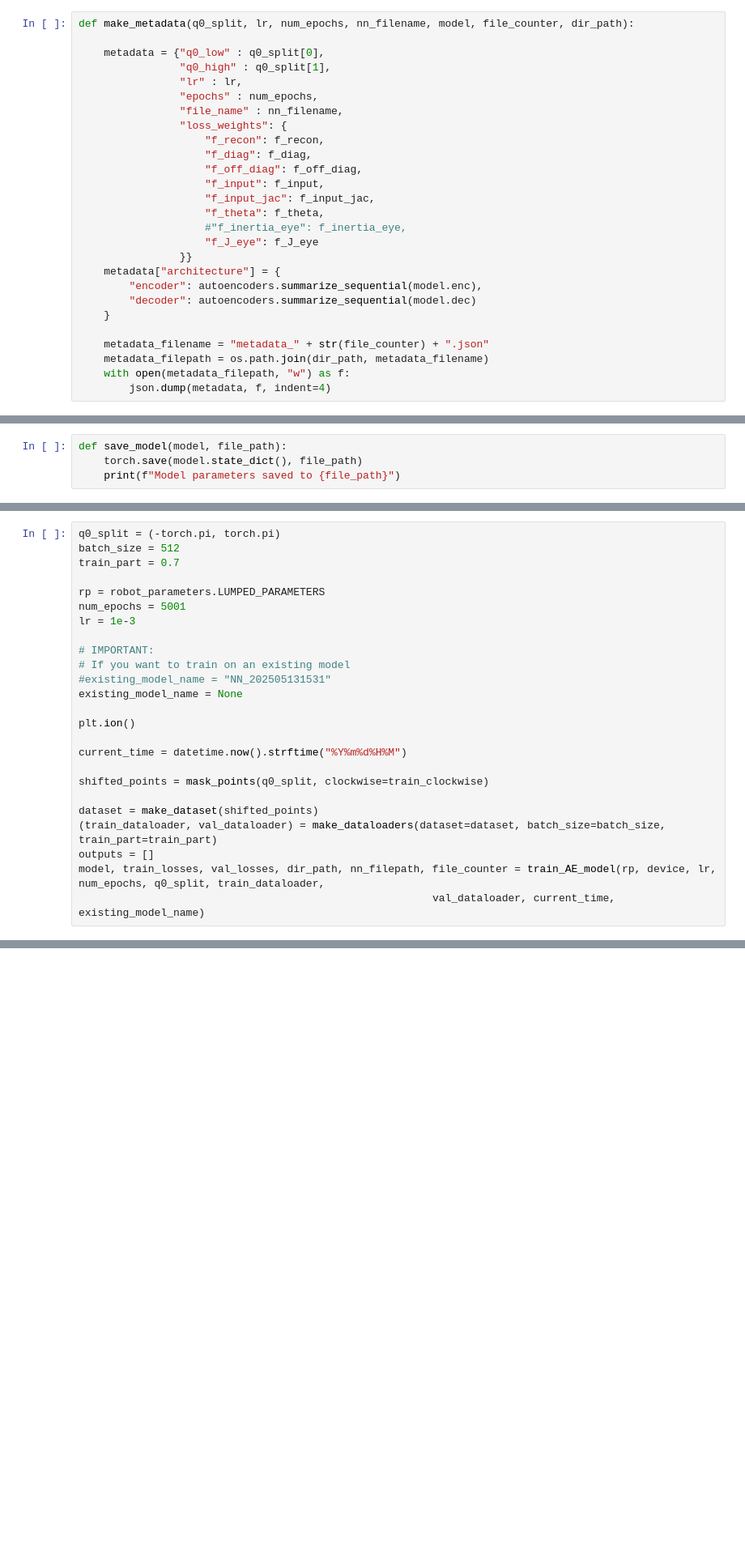
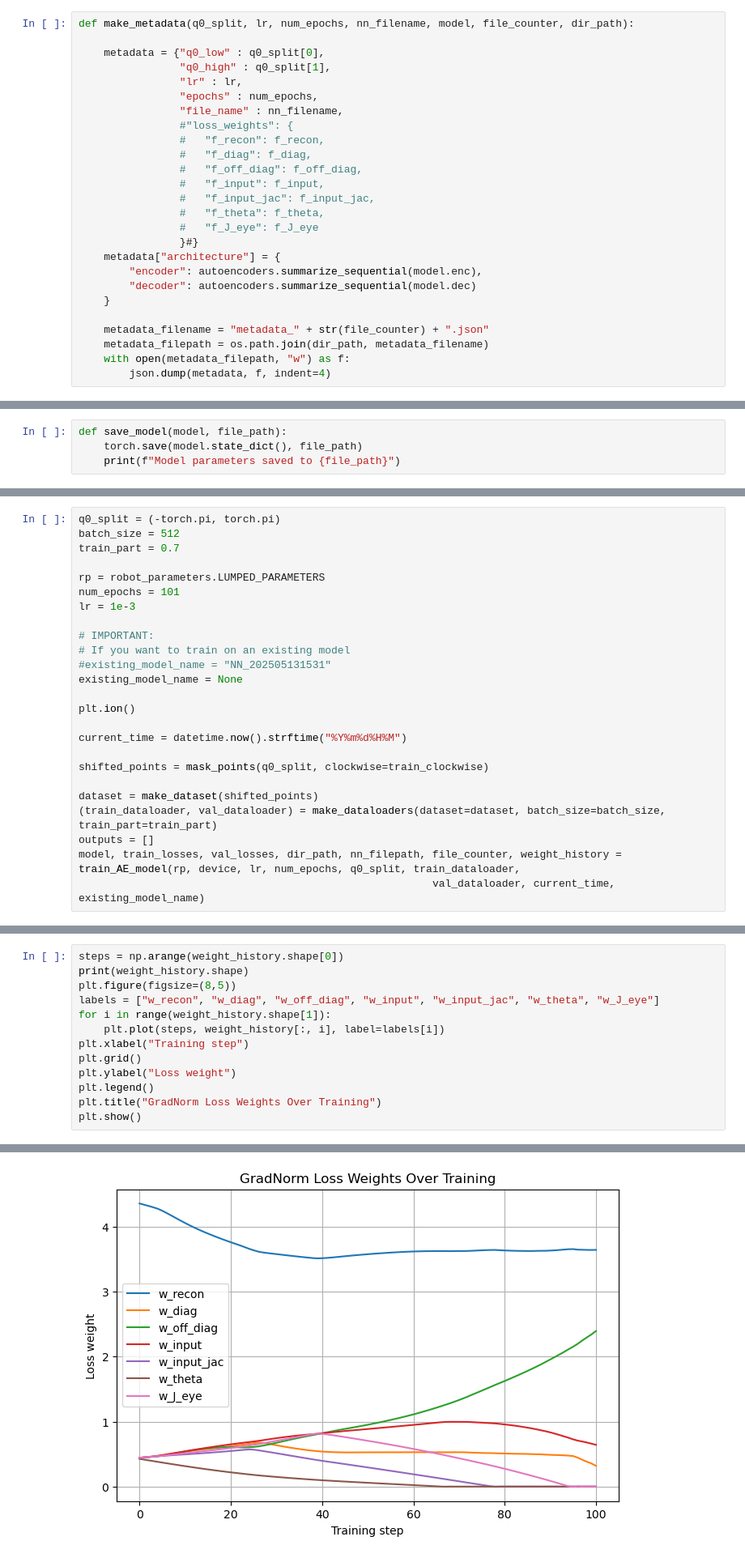
Before and after one commit to kianheus/MSc_Thesis, a Jupyter notebook: Kian_code/Double_Pendulum/Learning/Learn Transform.ipynb, the cells around one changed output, grey strips where cells are left out. Shown at 81% size. Saved outputs shown, nothing was run; the diff lists cells and outputs as text; blank space fills up the shorter version.

Commit message:
Try implementing GradNorm for learning, poor performance

```diff
--- a/Kian_code/Double_Pendulum/Learning/Learn Transform.ipynb
+++ b/Kian_code/Double_Pendulum/Learning/Learn Transform.ipynb
@@ -235,16 +234,15 @@ def make_metadata(q0_split, lr, num_epochs, nn_filename, model, file_counter, di
 				"lr" : lr,
 				"epochs" : num_epochs,
 				"file_name" : nn_filename,
-				"loss_weights": {
-					"f_recon": f_recon,
-					"f_diag": f_diag,
-					"f_off_diag": f_off_diag,
-					"f_input": f_input,
-					"f_input_jac": f_input_jac,
-					"f_theta": f_theta,
-					#"f_inertia_eye": f_inertia_eye,
-					"f_J_eye": f_J_eye
-				}}
+				#"loss_weights": {
+				#	"f_recon": f_recon,
+				#	"f_diag": f_diag,
+				#	"f_off_diag": f_off_diag,
+				#	"f_input": f_input,
+				#	"f_input_jac": f_input_jac,
+				#	"f_theta": f_theta,
+				#	"f_J_eye": f_J_eye
+				}#}
 	metadata["architecture"] = {
 		"encoder": autoencoders.summarize_sequential(model.enc),
 		"decoder": autoencoders.summarize_sequential(model.dec)
@@ -453,7 +514,7 @@ batch_size = 512
 train_part = 0.7
 
 rp = robot_parameters.LUMPED_PARAMETERS
-num_epochs = 5001
+num_epochs = 101
 lr = 1e-3
 
 # IMPORTANT:
@@ -470,5 +531,5 @@ shifted_points = mask_points(q0_split, clockwise=train_clockwise)
 dataset = make_dataset(shifted_points)
 (train_dataloader, val_dataloader) = make_dataloaders(dataset=dataset, batch_size=batch_size, train_part=train_part)
 outputs = []
-model, train_losses, val_losses, dir_path, nn_filepath, file_counter = train_AE_model(rp, device, lr, num_epochs, q0_split, train_dataloader,
+model, train_losses, val_losses, dir_path, nn_filepath, file_counter, weight_history = train_AE_model(rp, device, lr, num_epochs, q0_split, train_dataloader,
 														val_dataloader, current_time, existing_model_name)
@@ -474,0 +554,14 @@ model, train_losses, val_losses, dir_path, nn_filepath, file_counter = train_AE_
+# %%
+steps = np.arange(weight_history.shape[0])
+print(weight_history.shape)
+plt.figure(figsize=(8,5))
+labels = ["w_recon", "w_diag", "w_off_diag", "w_input", "w_input_jac", "w_theta", "w_J_eye"]
+for i in range(weight_history.shape[1]):
+	plt.plot(steps, weight_history[:, i], label=labels[i])
+plt.xlabel("Training step")
+plt.grid()
+plt.ylabel("Loss weight")
+plt.legend()
+plt.title("GradNorm Loss Weights Over Training")
+plt.show()
+# %% [output]
@@ -475,3 +569,4 @@ model, train_losses, val_losses, dir_path, nn_filepath, file_counter = train_AE_
+[figure, added]
 # %%
 points_path = os.path.join(dir_path, "training_points_" + str(file_counter) + ".png")
 points_plotter(shifted_points, save = True, file_path = points_path)
```
Also changed, not shown: parts of 11 cells of this notebook.
